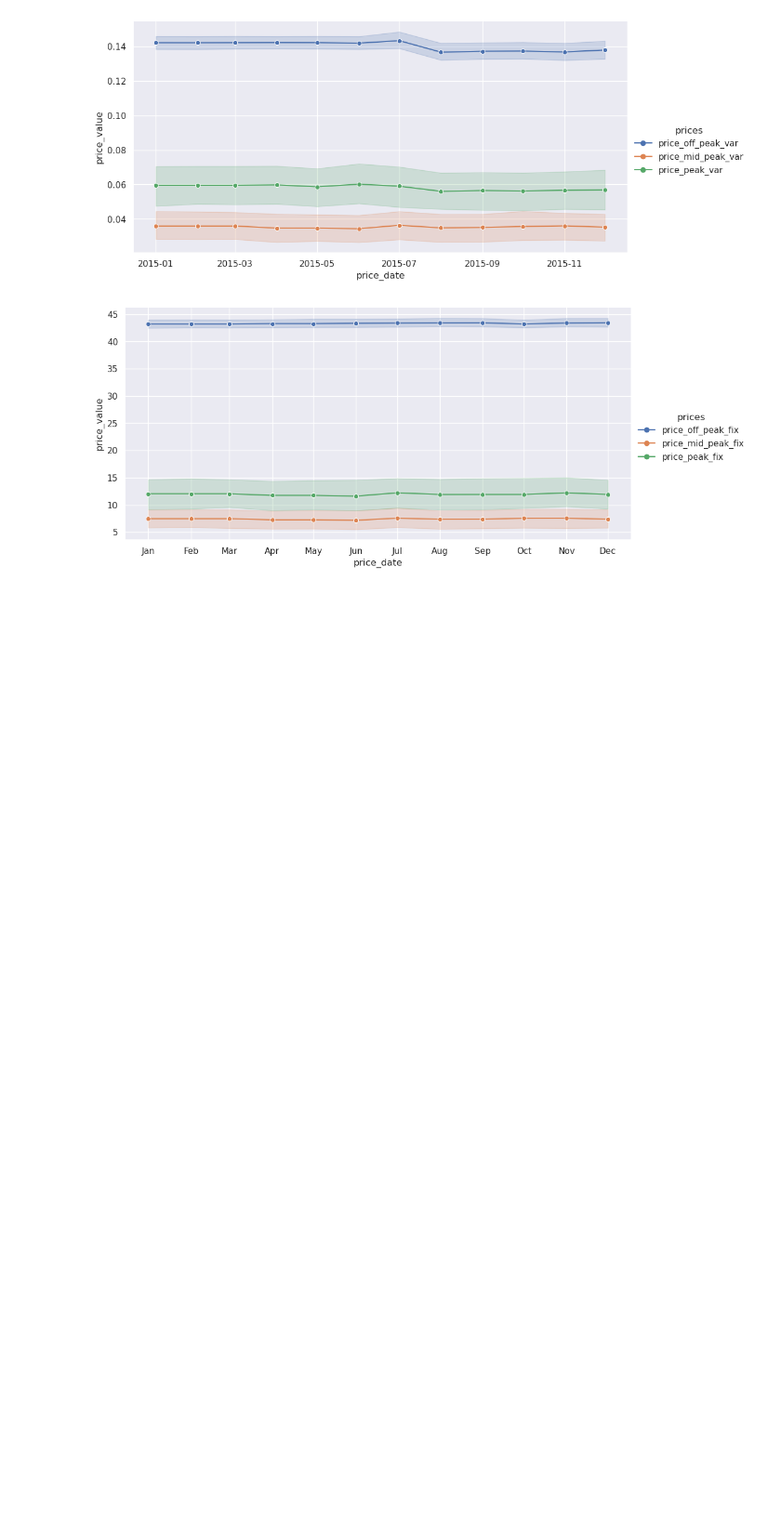
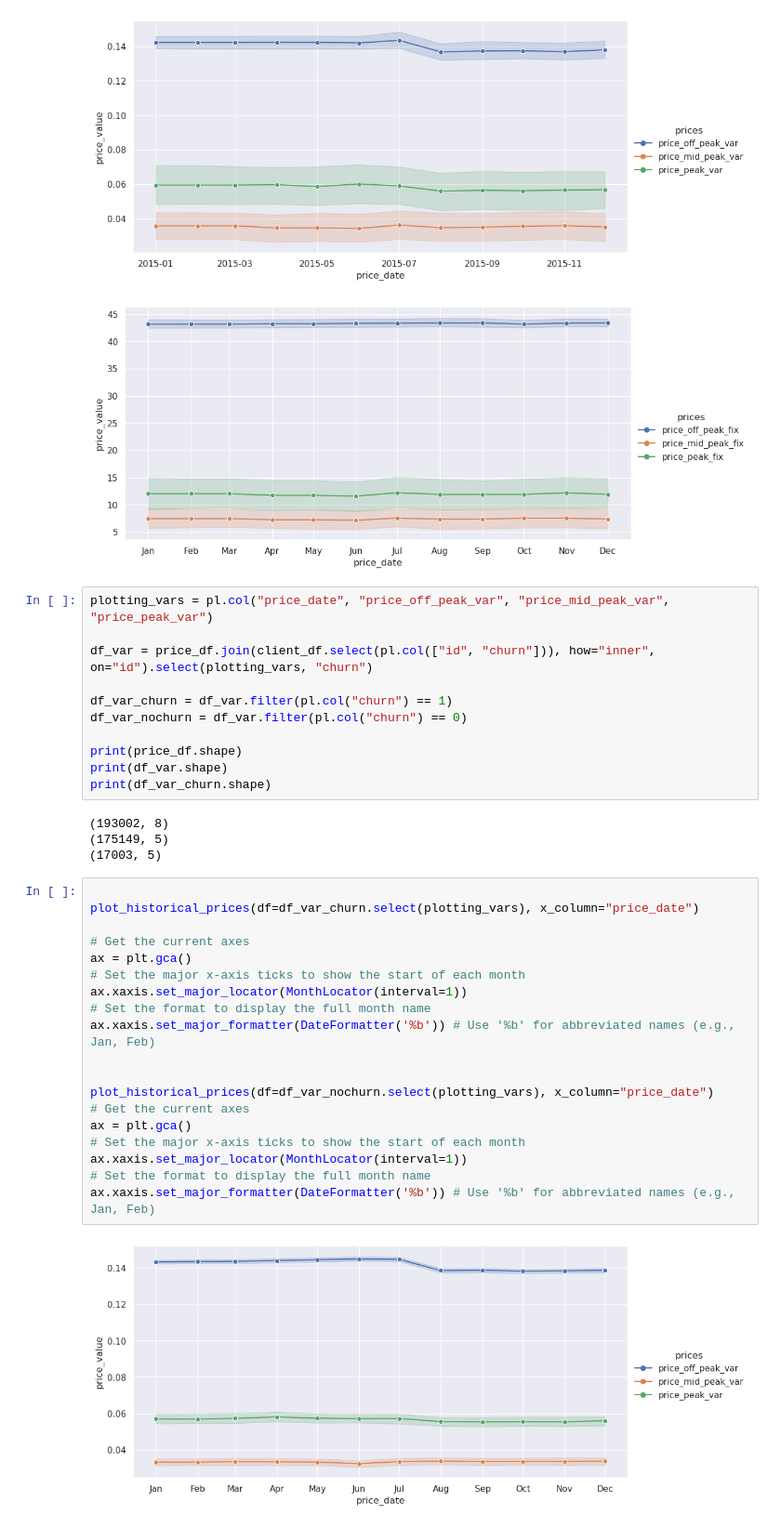
Before and after one commit to Ramon-PR/BCG-DataScience-The-Forage, a Jupyter notebook: nbs/Task2_Data_exploration.ipynb, the cells around one changed output. Shown: that part at 93% size. Drawn from its saved outputs; the diff is of its cells as text; blank space fills up the shorter version.

Commit message:
Update with prices vs churn

```diff
--- a/nbs/Task2_Data_exploration.ipynb
+++ b/nbs/Task2_Data_exploration.ipynb
@@ -510,3 +510,39 @@ ax.xaxis.set_major_formatter(DateFormatter('%b')) # Use '%b' for abbreviated nam
 # %% [output]
 [figure]
 [figure]
+# %%
+plotting_vars = pl.col("price_date", "price_off_peak_var", "price_mid_peak_var", "price_peak_var")
+
+df_var = price_df.join(client_df.select(pl.col(["id", "churn"])), how="inner", on="id").select(plotting_vars, "churn")
+
+df_var_churn = df_var.filter(pl.col("churn") == 1)
+df_var_nochurn = df_var.filter(pl.col("churn") == 0)
+
+print(price_df.shape)
+print(df_var.shape)
+print(df_var_churn.shape)
+# %% [output]
+(193002, 8)
+(175149, 5)
+(17003, 5)
+# %%
+
+plot_historical_prices(df=df_var_churn.select(plotting_vars), x_column="price_date")
+
+# Get the current axes
+ax = plt.gca()
+# Set the major x-axis ticks to show the start of each month
+ax.xaxis.set_major_locator(MonthLocator(interval=1))
+# Set the format to display the full month name
+ax.xaxis.set_major_formatter(DateFormatter('%b')) # Use '%b' for abbreviated names (e.g., Jan, Feb)
+
+
+plot_historical_prices(df=df_var_nochurn.select(plotting_vars), x_column="price_date")
+# Get the current axes
+ax = plt.gca()
+# Set the major x-axis ticks to show the start of each month
+ax.xaxis.set_major_locator(MonthLocator(interval=1))
+# Set the format to display the full month name
+ax.xaxis.set_major_formatter(DateFormatter('%b')) # Use '%b' for abbreviated names (e.g., Jan, Feb)
+# %% [output]
+[figure, added]
```
Also changed, not shown: parts of 8 cells of this notebook.
